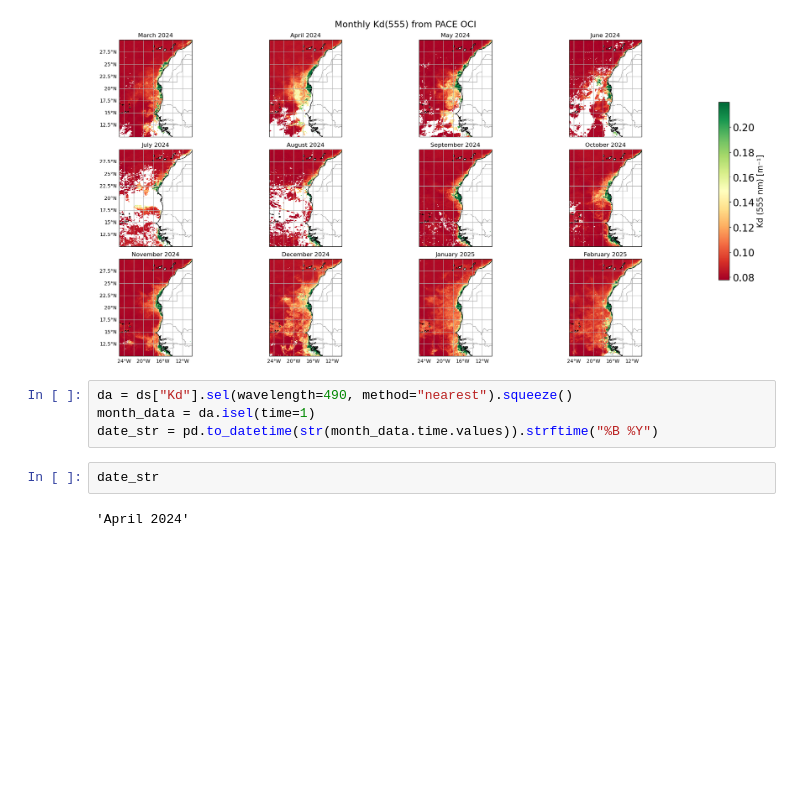
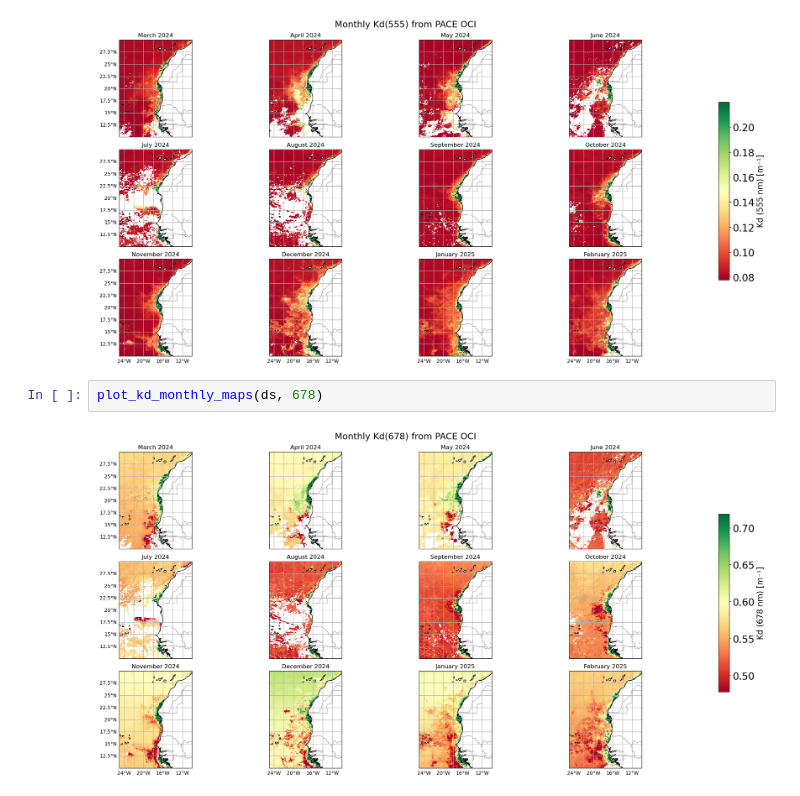
Before and after one commit to PACEHackWeek/proj_2025_sdm, a Jupyter notebook: contributors/eli/Get_monthly_Kd.ipynb, the cells around one changed output. Drawn from its saved outputs; the diff is of its cells as text; blank space fills up the shorter version.

Commit message:
monthly kd

```diff
--- a/contributors/eli/Get_monthly_Kd.ipynb
+++ b/contributors/eli/Get_monthly_Kd.ipynb
@@ -239,10 +239,6 @@ plot_kd_monthly_maps(ds, 555)
 # %% [output]
 [figure]
 # %%
-da = ds["Kd"].sel(wavelength=490, method="nearest").squeeze()
-month_data = da.isel(time=1)
-date_str = pd.to_datetime(str(month_data.time.values)).strftime("%B %Y")
+plot_kd_monthly_maps(ds, 678)
+# %% [output]
+[figure, added]
-# %%
-date_str
-# %% [output]
-'April 2024'
```
